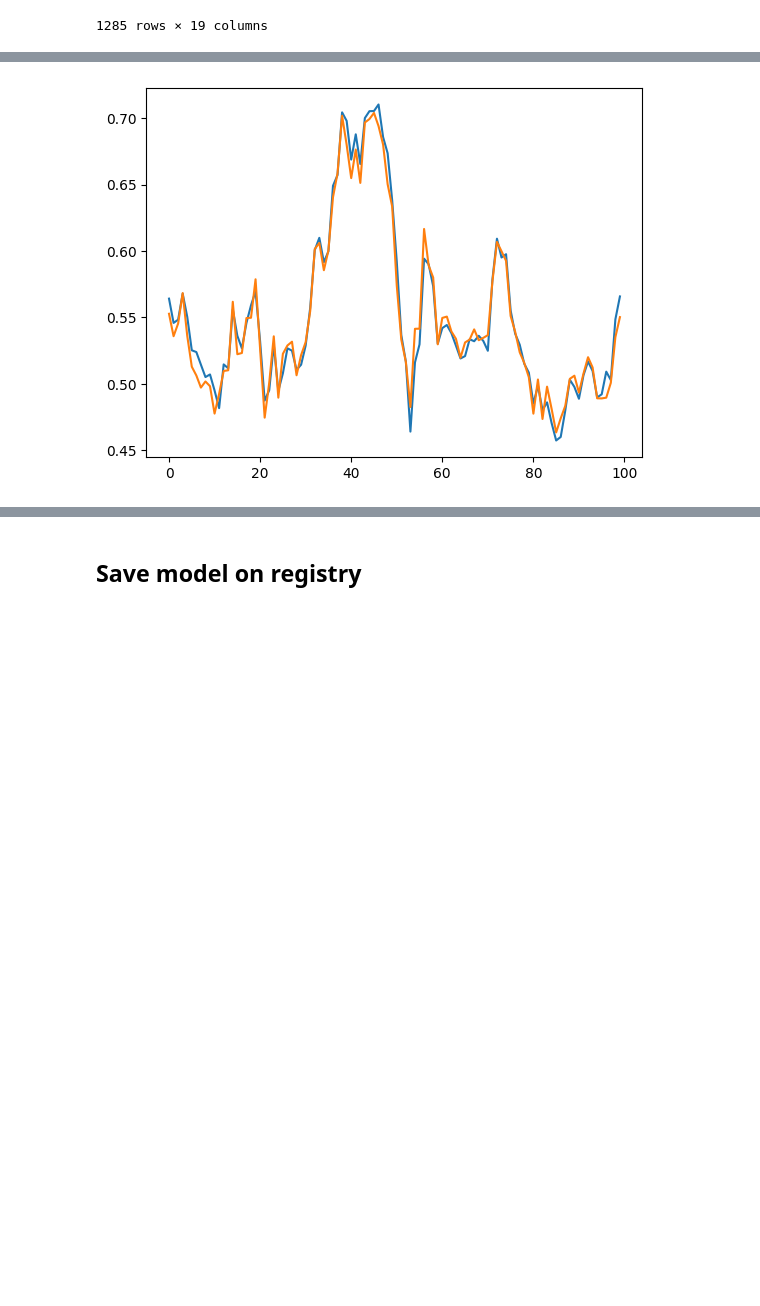
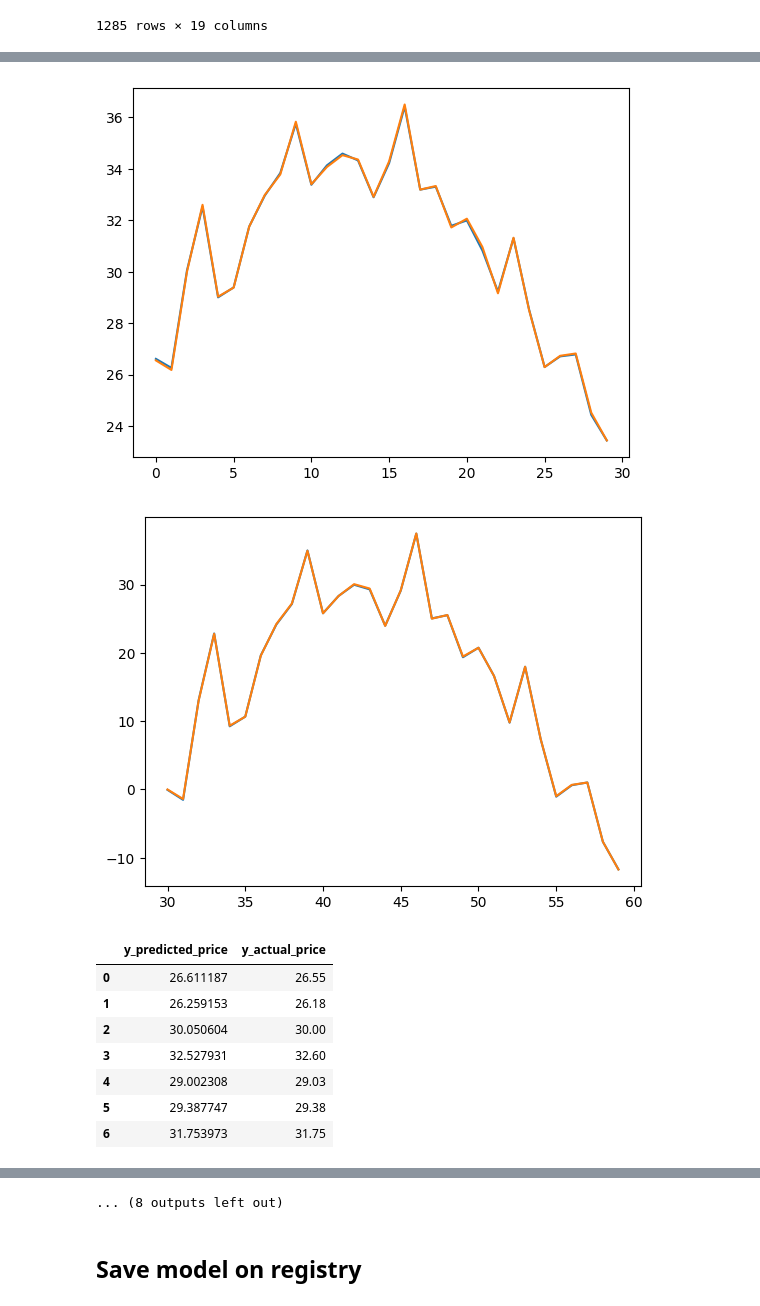
Before and after one commit to natassaf/ID2223-final-project, a Jupyter notebook: training_pipeline.ipynb, the cells around one changed output, grey strips where cells are left out. Saved outputs shown, nothing was run; the diff lists cells and outputs as text; code cells hidden in the pictures; blank space fills up the shorter version.

```diff
--- a/training_pipeline.ipynb
+++ b/training_pipeline.ipynb
@@ -226,12 +310,39 @@ Root Mean Squared Error (RMSE): 0.011768587203034198
-# %%
-from sklearn.metrics import mean_squared_error as mse
-
-def plot_predictions(y_predicted, y_actual, start=0, end=100):
-  df = pd.DataFrame(data={'Predictions': y_predicted, 'Actuals':y_actual})
-  plt.plot(df['Predictions'][start:end])
-  plt.plot(df['Actuals'][start:end])
-  return
-# %%
-plot_predictions(test_predictions, y_test)
-# %% [output]
-[figure, removed]
+# %%
+from sklearn.metrics import mean_squared_error as mse
+
+def plot_predictions(y_predicted_sample, y_actual_sample):
+  df = pd.DataFrame(data={'Predictions': y_predicted_sample, 'Actuals':y_actual_sample})
+  plt.plot(df['Predictions'][0:30])
+  plt.plot(df['Actuals'][0:30])
+  plt.show()
+
+  plt.plot(df['Predictions'][30:])
+  plt.plot(df['Actuals'][30:])
+  plt.show()
+  return
+
+def predictions_table(y_predicted, y_actual):
+  combined_array = np.column_stack((y_predicted, y_actual))
+
+  results_price = pd.DataFrame(combined_array[:7], columns=['y_predicted_price','y_actual_price'])
+  display(results_price)
+
+  results_percentage = pd.DataFrame(combined_array[7:], columns=['y_predicted_percentage','y_actual_percentage'])
+  display(results_percentage)
+# %%
+test_predictions_unscaled =  scaler_labels.inverse_transform(test_predictions)
+y_test_unscaled = scaler_labels.inverse_transform(y_test)
+for i in range(5):
+    plot_predictions(test_predictions_unscaled[i], y_test_unscaled[i])
+    predictions_table(test_predictions_unscaled[i], y_test_unscaled[i])
+# %% [output]
+[figure, added]
+[figure, added]
+|  | y_predicted_price | y_actual_price |
+| 0 | 26.611187 | 26.55 |
+| 1 | 26.259153 | 26.18 |
+| 2 | 30.050604 | 30.00 |
+| 3 | 32.527931 | 32.60 |
+| 4 | 29.002308 | 29.03 |
+| 5 | 29.387747 | 29.38 |
+| 6 | 31.753973 | 31.75 |
@@ -238,3 +420,4 @@ plot_predictions(test_predictions, y_test)
+... (8 outputs left out)
 # %% [markdown]
 ## Save model on registry
 # %%
```
Also changed, not shown: parts of 31 cells of this notebook, 2 other files.
